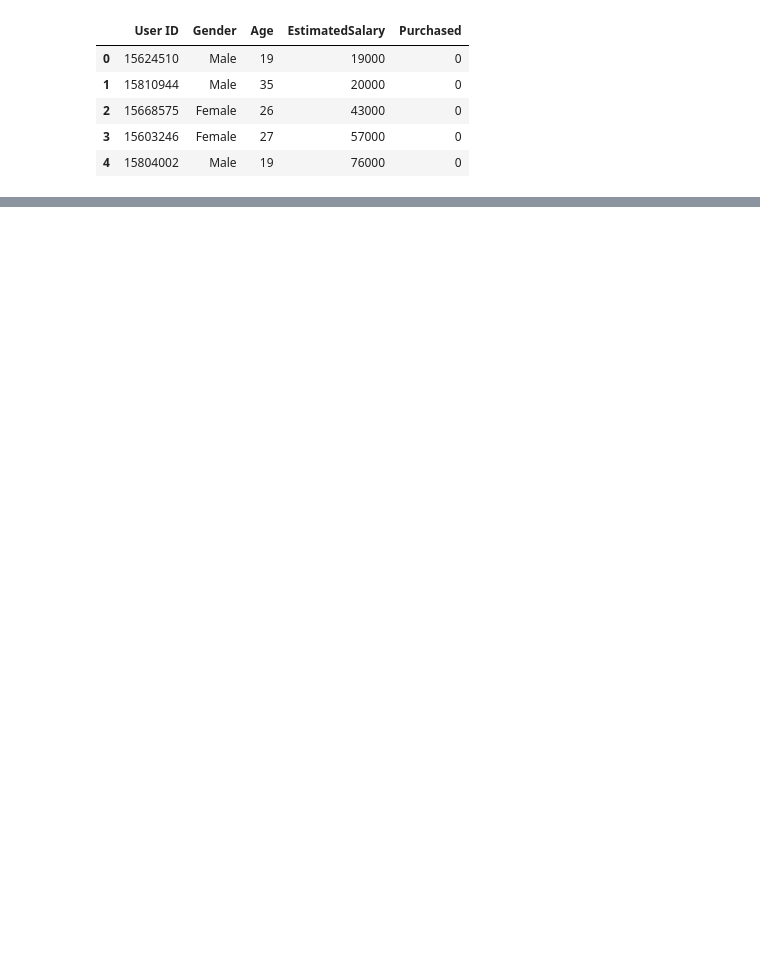
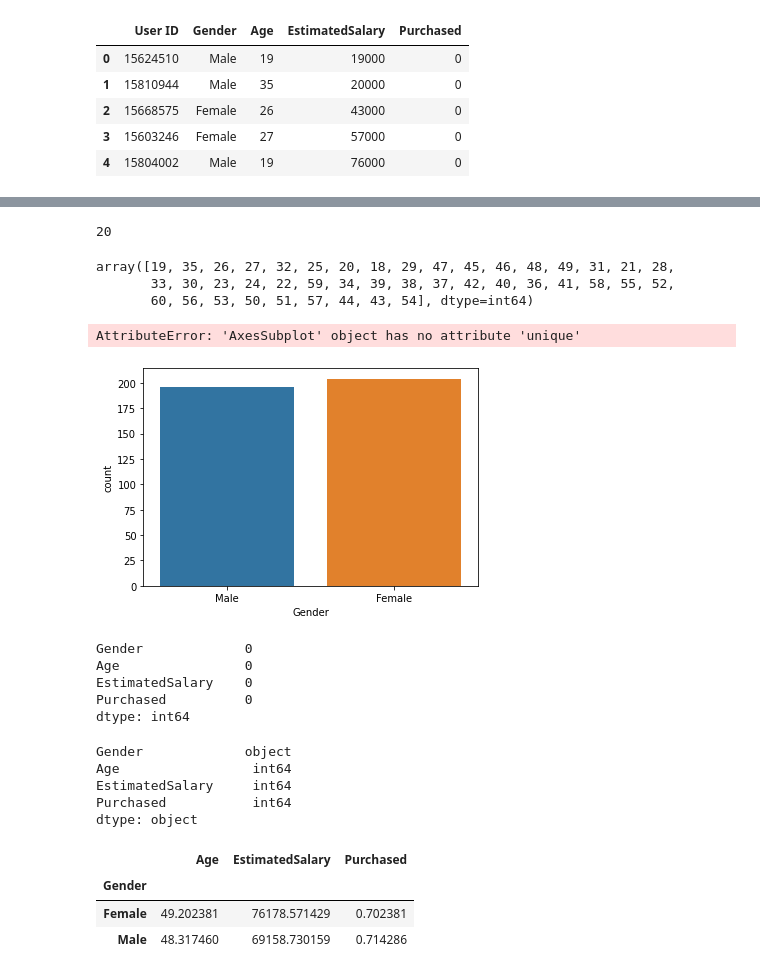
Before and after one commit to juneedpk/data-viz1, a Jupyter notebook: eda.ipynb, the cells around one changed output, grey strips where cells are left out. Cells and saved outputs as stored; diff of their text form; code cells hidden in the pictures; blank space fills up the shorter version.

```diff
--- a/eda.ipynb
+++ b/eda.ipynb
@@ -17,0 +45,3 @@ ads.head()
+# %%
+ads2=ads.drop(['User ID'],axis=1)
+ads2
@@ -17,0 +62,38 @@ ads.head()
+# %%
+ads2.duplicated().sum()
+# %% [output]
+20
+# %%
+ads2['Age'].unique()
+# %% [output]
+array([19, 35, 26, 27, 32, 25, 20, 18, 29, 47, 45, 46, 48, 49, 31, 21, 28,
+       33, 30, 23, 24, 22, 59, 34, 39, 38, 37, 42, 40, 36, 41, 58, 55, 52,
+       60, 56, 53, 50, 51, 57, 44, 43, 54], dtype=int64)
+# %%
+sns.countplot(ads2['Gender']).unique()
+# %% [output]
+AttributeError: 'AxesSubplot' object has no attribute 'unique'
+[figure, added]
+# %%
+ads2.isnull().sum()
+# %% [output]
+Gender             0
+Age                0
+EstimatedSalary    0
+Purchased          0
+dtype: int64
+# %%
+ads2.dtypes
+# %% [output]
+Gender             object
+Age                 int64
+EstimatedSalary     int64
+Purchased           int64
+dtype: object
+# %%
+ads2[ads2['Age']>40].groupby(['Gender']).mean()
+# %% [output]
+|  | Age | EstimatedSalary | Purchased |
+| Gender |  |  |  |
+| Female | 49.202381 | 76178.571429 | 0.702381 |
+| Male | 48.317460 | 69158.730159 | 0.714286 |
```
Also changed, not shown: parts of 8 cells of this notebook.
